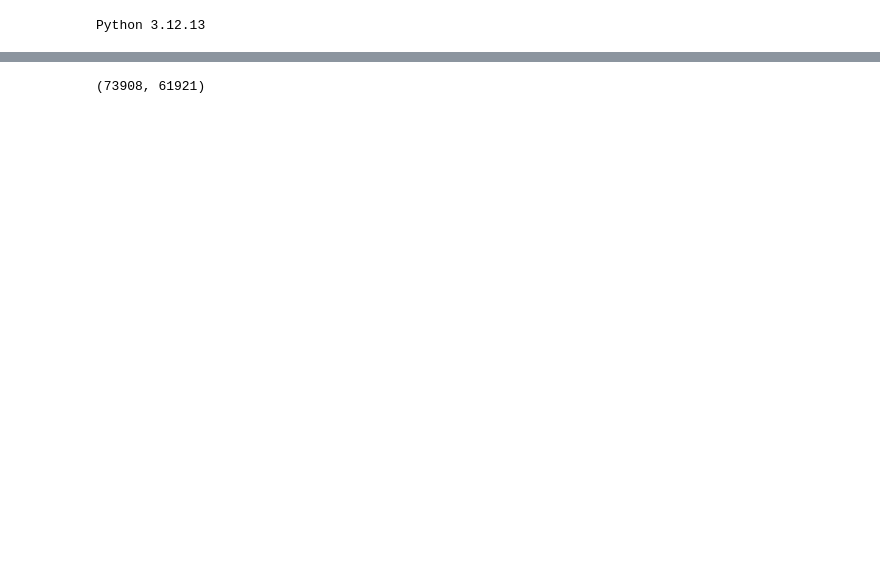
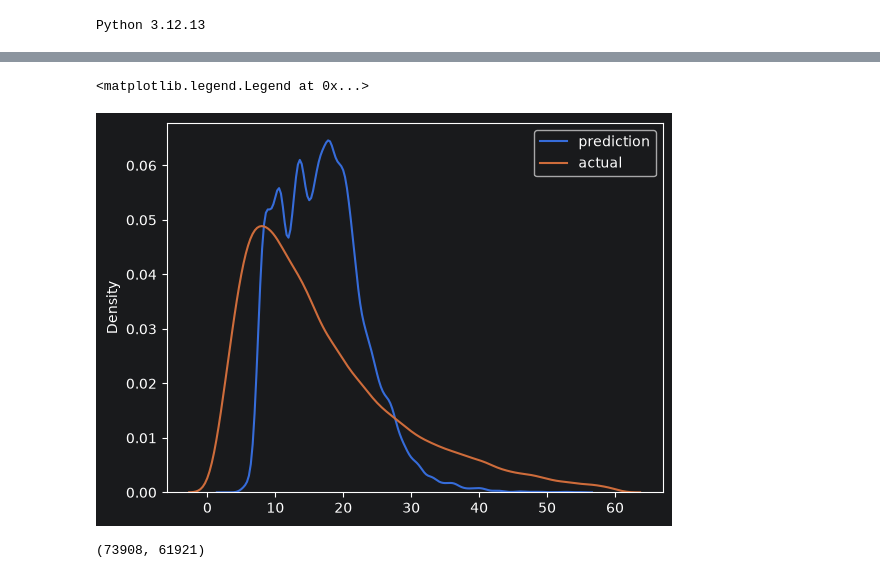
Before and after one commit to ortizsebastianm/mlops-zoomcamp, a Jupyter notebook: 01-intro/duration-prediction.ipynb, the cells around one changed output, grey strips where cells are left out. Cells and saved outputs as stored; diff of their text form; code cells hidden in the pictures; blank space fills up the shorter version.

```diff
--- a/01-intro/duration-prediction.ipynb
+++ b/01-intro/duration-prediction.ipynb
@@ -56,3 +149,11 @@ plt.legend()
+# %%
+sns.kdeplot(y_pred, label='prediction')
+sns.kdeplot(y_train, label='actual')
+
+plt.legend()
+# %% [output]
+<matplotlib.legend.Legend at 0x...>
+[figure, added]
 # %%
 def read_dataframe(filename):
     if filename.endswith('.csv'):
```
Also changed, not shown: parts of 25 cells of this notebook.
